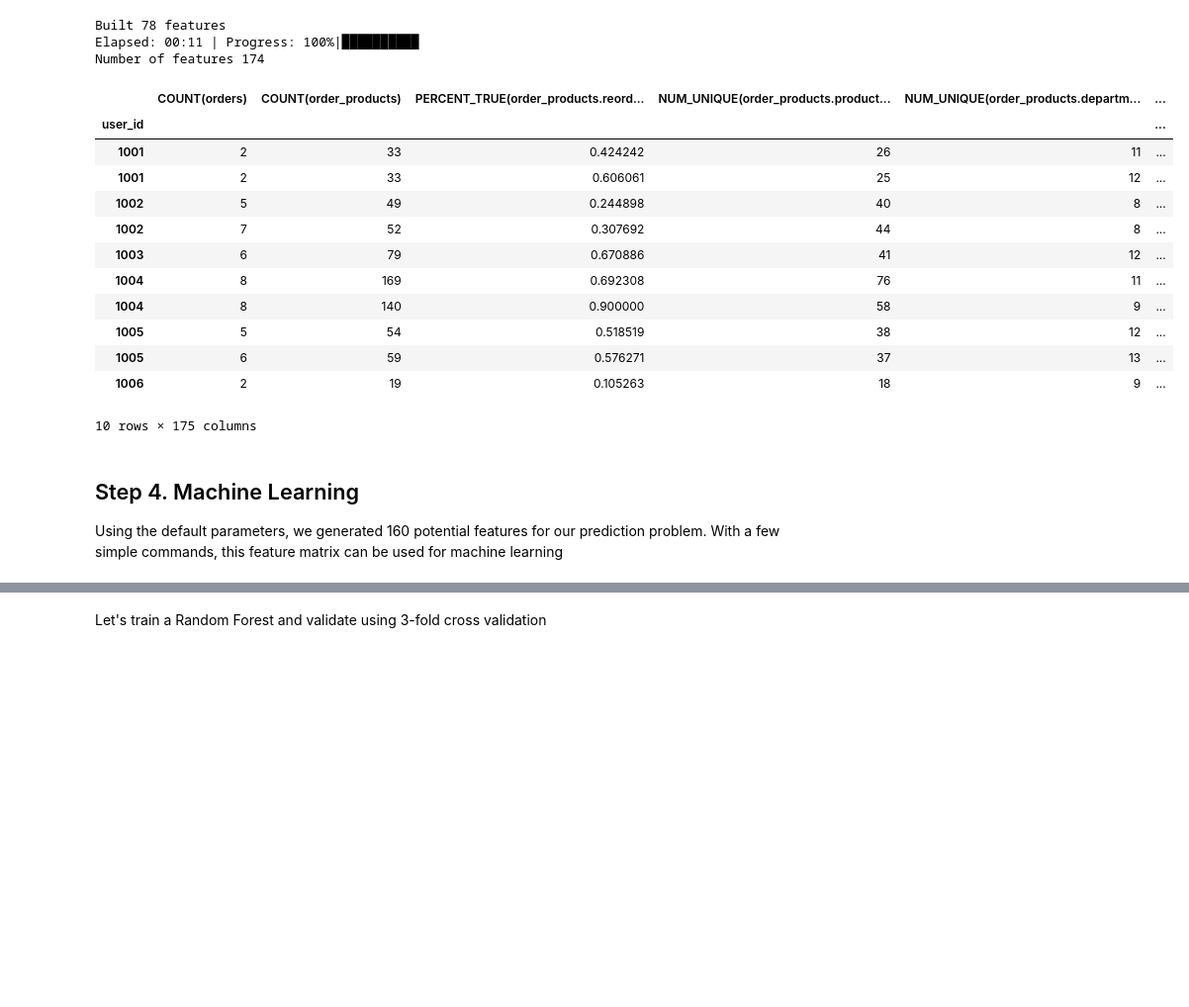
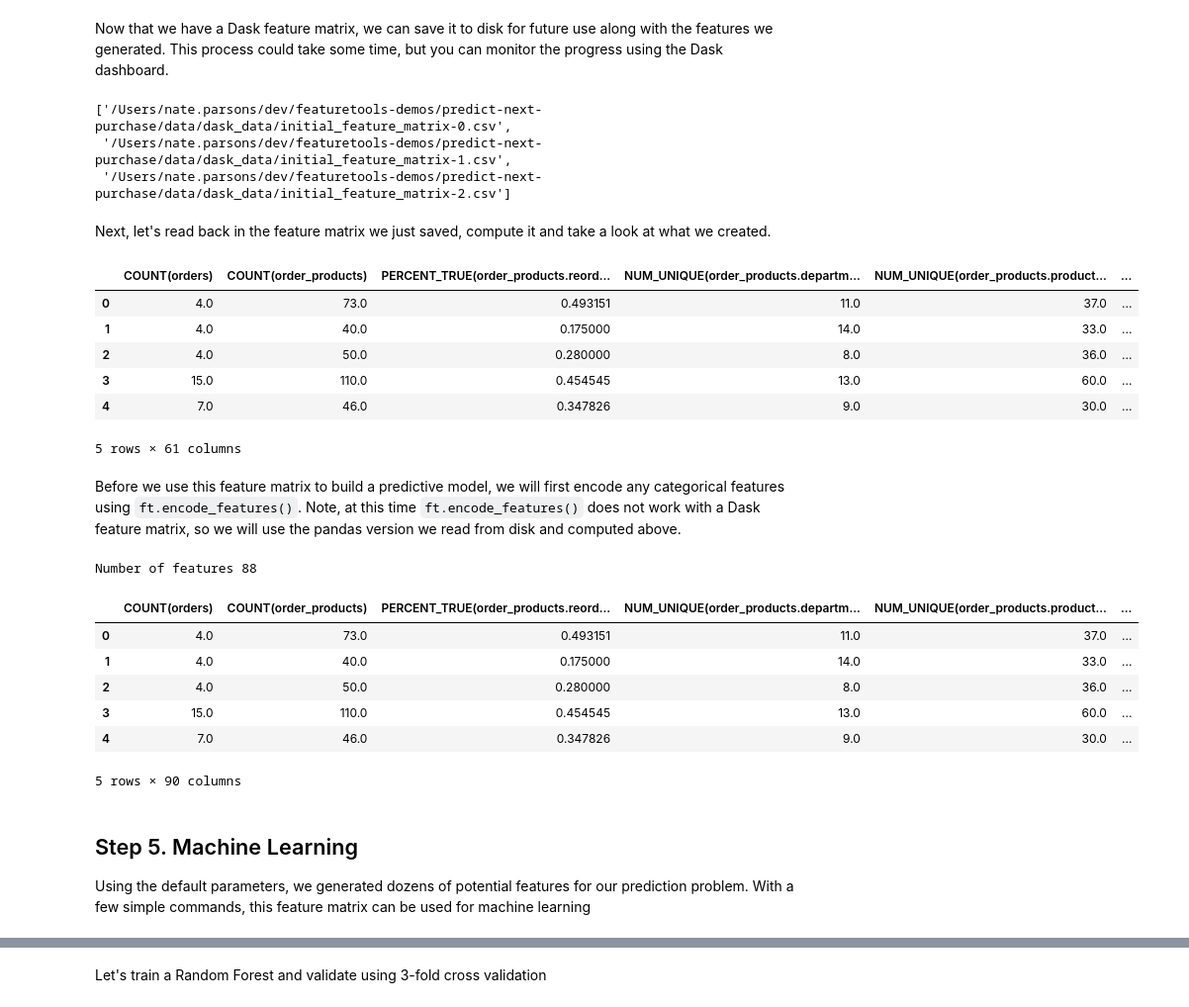
Before and after one commit to alteryx/open_source_demos, a Jupyter notebook: Tutorial.ipynb, the cells around one changed output, grey strips where cells are left out. Shown: that part at 99% size. Cells and saved outputs as stored; diff of their text form; code cells hidden in the pictures; blank space fills up the shorter version.

Commit message:
remove original and create dask-only tutorial

```diff
--- a/Tutorial.ipynb
+++ b/Tutorial.ipynb
@@ -49,0 +48,4 @@ Entityset: instacart
+# %%
+data_dir = os.path.join("data")
+output_dir = os.path.join("data", "dask_data")
+blocksize = "100MB"
@@ -138,34 +263,45 @@ A good way to think of the `cutoff_time` is that it let's us "pretend" we are at
+# %% [markdown]
+Now that we have a Dask feature matrix, we can save it to disk for future use along with the features we generated. This process could take some time, but you can monitor the progress using the Dask dashboard.
+# %%
+ft.save_features(features, os.path.join(output_dir, "initial_features.txt"))
+feature_matrix.to_csv(os.path.join(output_dir, "initial_feature_matrix-*.csv"), index=False)
+# %% [output]
+['/Users/nate.parsons/dev/featuretools-demos/predict-next-purchase/data/dask_data/initial_feature_matrix-0.csv',
+ '/Users/nate.parsons/dev/featuretools-demos/predict-next-purchase/data/dask_data/initial_feature_matrix-1.csv',
+ '/Users/nate.parsons/dev/featuretools-demos/predict-next-purchase/data/dask_data/initial_feature_matrix-2.csv']
+# %% [markdown]
+Next, let's read back in the feature matrix we just saved, compute it and take a look at what we created.
+# %%
+features = ft.load_features(os.path.join(output_dir, "initial_features.txt"))
+fm = dd.read_csv(os.path.join(output_dir, "initial_feature_matrix-*.csv"), assume_missing=True).compute()
+fm.head()
+# %% [output]
+|  | COUNT(orders) | COUNT(order_products) | PERCENT_TRUE(order_products.reord... | NUM_UNIQUE(order_products.departm... | NUM_UNIQUE(order_products.product... | ... |
+| 0 | 4.0 | 73.0 | 0.493151 | 11.0 | 37.0 | ... |
+| 1 | 4.0 | 40.0 | 0.175000 | 14.0 | 33.0 | ... |
+| 2 | 4.0 | 50.0 | 0.280000 | 8.0 | 36.0 | ... |
+| 3 | 15.0 | 110.0 | 0.454545 | 13.0 | 60.0 | ... |
+| 4 | 7.0 | 46.0 | 0.347826 | 9.0 | 30.0 | ... |
+5 rows × 61 columns
+# %% [markdown]
+Before we use this feature matrix to build a predictive model, we will first encode any categorical features using `ft.encode_features()`. Note, at this time `ft.encode_features()` does not work with a Dask feature matrix, so we will use the pandas version we read from disk and computed above.
 # %%
-feature_matrix, features = ft.dfs(target_entity="users",
-                                  cutoff_time=label_times,
-                                  training_window=ft.Timedelta("60 days"),
-                                  entityset=es,
-                                  verbose=True)
-# encode categorical values
-fm_encoded, features_encoded = ft.encode_features(feature_matrix,
+fm_encoded, features_encoded = ft.encode_features(fm,
                                                   features)
 
 print("Number of features %s" % len(features_encoded))
-fm_encoded.head(10)
+fm_encoded.head()
 # %% [output]
-Built 78 features
-Elapsed: 00:11 | Progress: 100%|██████████
-Number of features 174
+Number of features 88
-|  | COUNT(orders) | COUNT(order_products) | PERCENT_TRUE(order_products.reord... | NUM_UNIQUE(order_products.product... | NUM_UNIQUE(order_products.departm... | ... |
-| user_id |  |  |  |  |  | ... |
-| 1001 | 2 | 33 | 0.424242 | 26 | 11 | ... |
-| 1001 | 2 | 33 | 0.606061 | 25 | 12 | ... |
-| 1002 | 5 | 49 | 0.244898 | 40 | 8 | ... |
-| 1002 | 7 | 52 | 0.307692 | 44 | 8 | ... |
-| 1003 | 6 | 79 | 0.670886 | 41 | 12 | ... |
-| 1004 | 8 | 169 | 0.692308 | 76 | 11 | ... |
-| 1004 | 8 | 140 | 0.900000 | 58 | 9 | ... |
-| 1005 | 5 | 54 | 0.518519 | 38 | 12 | ... |
-| 1005 | 6 | 59 | 0.576271 | 37 | 13 | ... |
-| 1006 | 2 | 19 | 0.105263 | 18 | 9 | ... |
+|  | COUNT(orders) | COUNT(order_products) | PERCENT_TRUE(order_products.reord... | NUM_UNIQUE(order_products.departm... | NUM_UNIQUE(order_products.product... | ... |
+| 0 | 4.0 | 73.0 | 0.493151 | 11.0 | 37.0 | ... |
+| 1 | 4.0 | 40.0 | 0.175000 | 14.0 | 33.0 | ... |
+| 2 | 4.0 | 50.0 | 0.280000 | 8.0 | 36.0 | ... |
+| 3 | 15.0 | 110.0 | 0.454545 | 13.0 | 60.0 | ... |
+| 4 | 7.0 | 46.0 | 0.347826 | 9.0 | 30.0 | ... |
-10 rows × 175 columns
+5 rows × 90 columns
 # %% [markdown]
-## Step 4. Machine Learning
+## Step 5. Machine Learning
 
-Using the default parameters, we generated 160 potential features for our prediction problem. With a few simple commands, this feature matrix can be used for machine learning
+Using the default parameters, we generated dozens of potential features for our prediction problem. With a few simple commands, this feature matrix can be used for machine learning
 # %%
```
Also changed, not shown: parts of 93 cells of this notebook, 1 other file.
